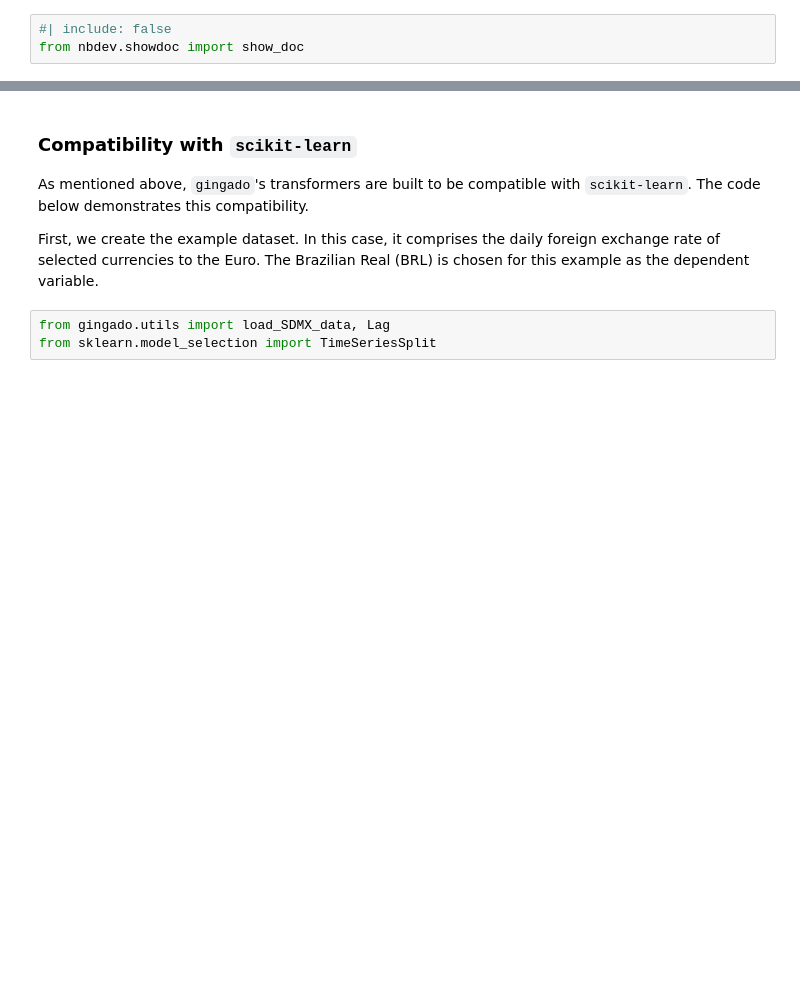
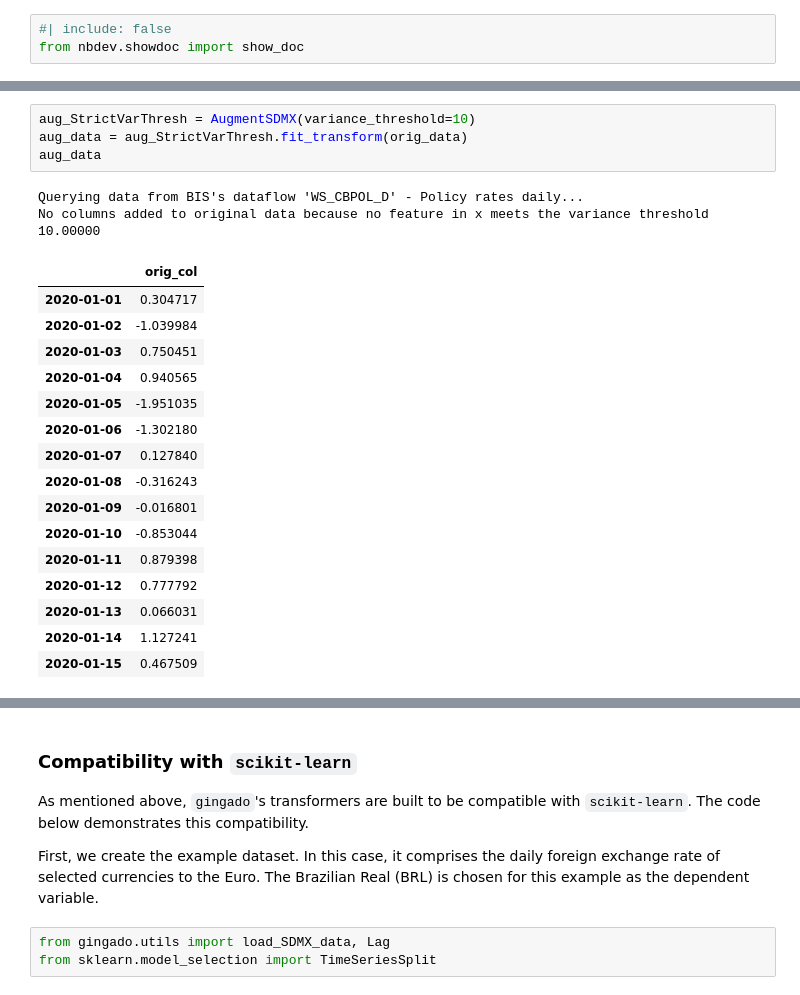
Before and after one commit to dkgaraujo/gingado, a Jupyter notebook: 00_augmentation.ipynb, the cells around one changed output, grey strips where cells are left out. Cells and saved outputs as stored; diff of their text form; blank space fills up the shorter version.

```diff
--- a/00_augmentation.ipynb
+++ b/00_augmentation.ipynb
@@ -178,3 +244,26 @@ A transformer that augments a dataset using SDMX
+# %%
+aug_StrictVarThresh = AugmentSDMX(variance_threshold=10)
+aug_data = aug_StrictVarThresh.fit_transform(orig_data)
+aug_data
+# %% [output]
+Querying data from BIS's dataflow 'WS_CBPOL_D' - Policy rates daily...
+No columns added to original data because no feature in x meets the variance threshold 10.00000
+|  | orig_col |
+| 2020-01-01 | 0.304717 |
+| 2020-01-02 | -1.039984 |
+| 2020-01-03 | 0.750451 |
+| 2020-01-04 | 0.940565 |
+| 2020-01-05 | -1.951035 |
+| 2020-01-06 | -1.302180 |
+| 2020-01-07 | 0.127840 |
+| 2020-01-08 | -0.316243 |
+| 2020-01-09 | -0.016801 |
+| 2020-01-10 | -0.853044 |
+| 2020-01-11 | 0.879398 |
+| 2020-01-12 | 0.777792 |
+| 2020-01-13 | 0.066031 |
+| 2020-01-14 | 1.127241 |
+| 2020-01-15 | 0.467509 |
 # %%
 show_doc(AugmentSDMX.fit)
 # %% [output]
```
Also changed, not shown: parts of 20 cells of this notebook, 1 other file.
